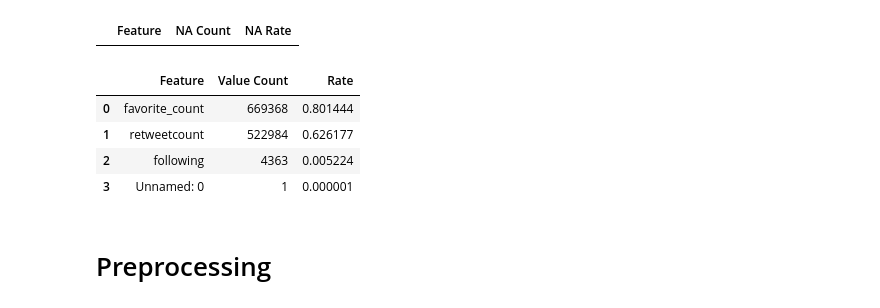
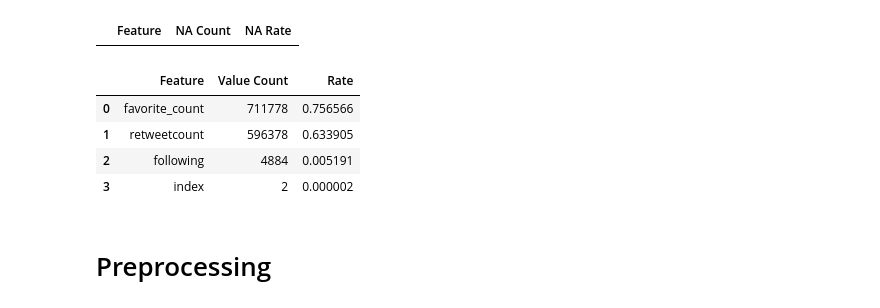
Before and after one commit to JohnnyWang1998/ukraine-russia-tweets-sentiment-analysis-and-topic-modeling, a Jupyter notebook: notebooks/1.0-zy-topic-modeling.ipynb, the cells around one changed output. Drawn from its saved outputs; the diff is of its cells as text; code cells hidden in the pictures.

```diff
--- a/notebooks/1.0-zy-topic-modeling.ipynb
+++ b/notebooks/1.0-zy-topic-modeling.ipynb
@@ -188,13 +146,13 @@ checker.check_missing_value(data, data.columns)
 |  | Feature | NA Count | NA Rate |
 # %%
 # most tweets do not get likes
-checker.check_zeros(data, data.columns)
+checker.check_zeros(df, df.columns)
 # %% [output]
 |  | Feature | Value Count | Rate |
-| 0 | favorite_count | 669368 | 0.801444 |
-| 1 | retweetcount | 522984 | 0.626177 |
-| 2 | following | 4363 | 0.005224 |
-| 3 | Unnamed: 0 | 1 | 0.000001 |
+| 0 | favorite_count | 711778 | 0.756566 |
+| 1 | retweetcount | 596378 | 0.633905 |
+| 2 | following | 4884 | 0.005191 |
+| 3 | index | 2 | 0.000002 |
 # %% [markdown]
 # Preprocessing
 # %% [markdown]
```
Also changed, not shown: parts of 19 cells of this notebook.
